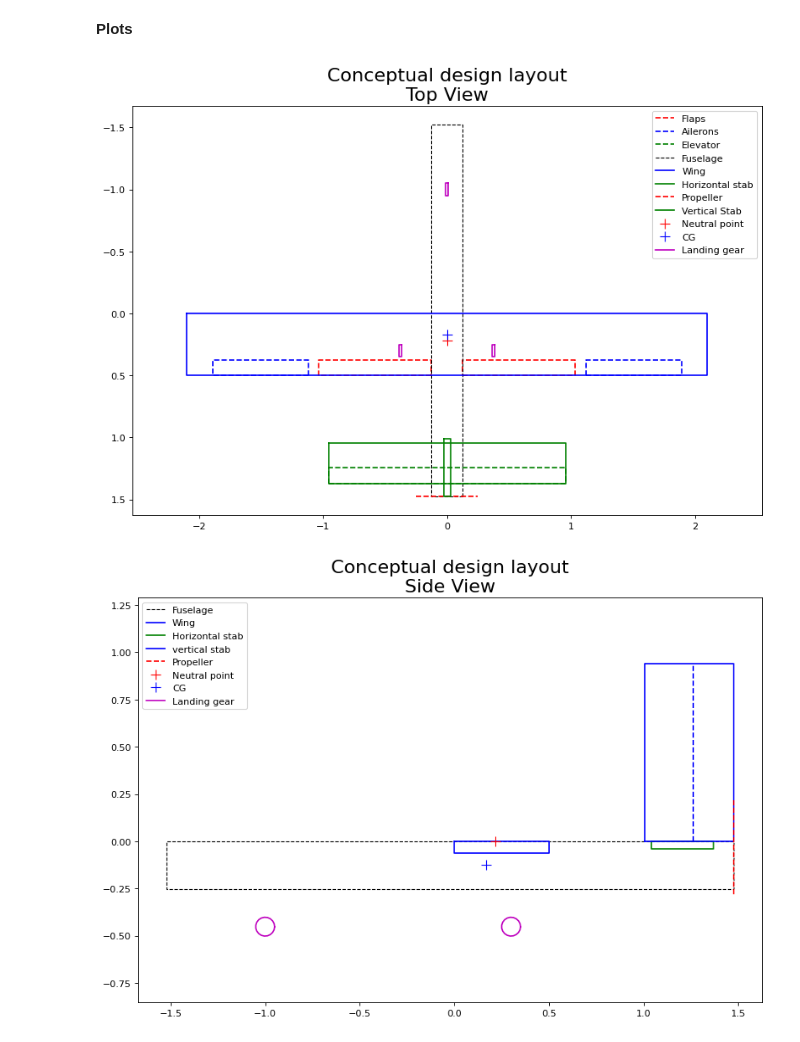
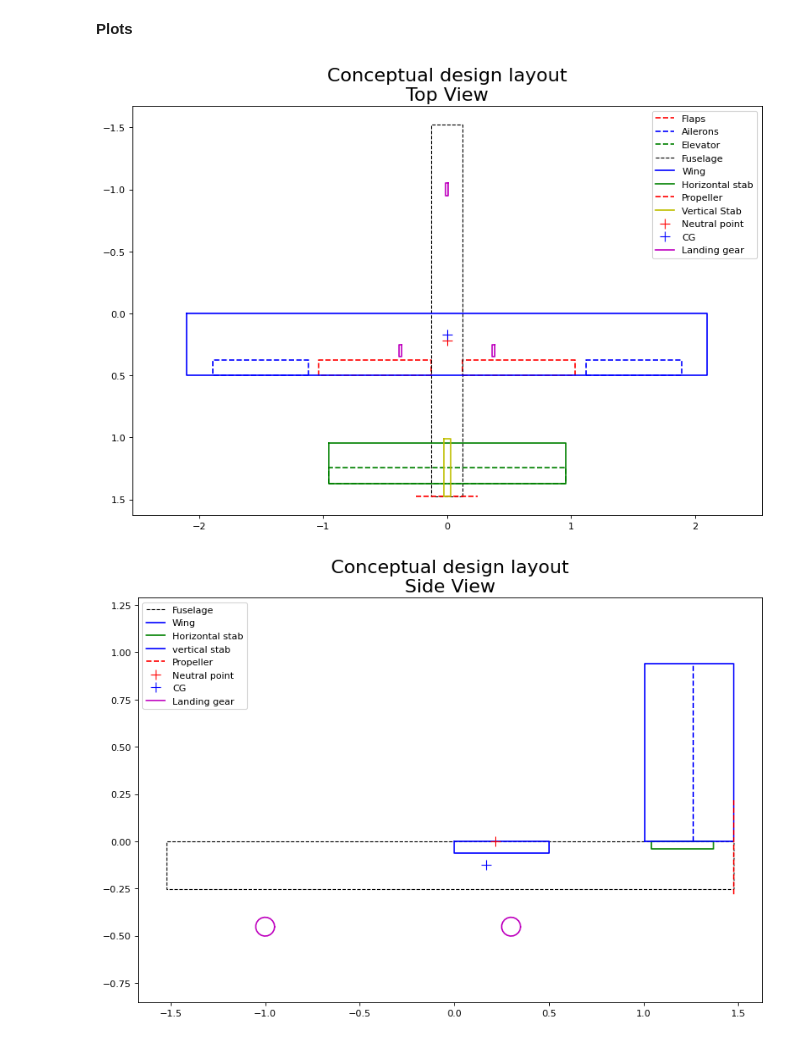
Before and after one commit to vianneydubois/predim, a Jupyter notebook: sizing_main.ipynb, the cells around one changed output. Cells and saved outputs as stored; diff of their text form; code cells hidden in the pictures.

```diff
--- a/sizing_main.ipynb
+++ b/sizing_main.ipynb
@@ -225,7 +225,7 @@ def plot_vt_top()->None:
     y_LE_vt = 0.25*w_chord + vt_arm - 0.25*vt_chord
     y_vt = [y_LE_vt, y_LE_vt, y_LE_vt+vt_chord, y_LE_vt+vt_chord, y_LE_vt]
 
-    plt.plot(x_vt, y_vt, 'g-', label='Vertical Stab')
+    plt.plot(x_vt, y_vt, 'y-', label='Vertical Stab')
 
 
 def plot_np_top(np_x:float)->None:
@@ -289,34 +289,34 @@ def plot_landing_gear_top()->None:
     lg_main_x - lg_wheel_diam/2
     ]
 
     plt.plot(mainwheel_X_right, mainwheel_Y, 'm-')
     plt.plot(mainwheel_X_left, mainwheel_Y, 'm-')
 
 def plot_propeller_top()->None:
     y_prop = 0.25*w_chord + max(ht_arm + 0.75*ht_chord, vt_arm + 0.75*vt_chord)
     x_prop = [-prop_diameter/2, prop_diameter/2]
     plt.plot(x_prop, [y_prop, y_prop], 'r--', label='Propeller')
 
 
 fig = plt.figure(figsize=(12,8), dpi=80)
 fig.gca().set_title('Conceptual design layout\nTop View', fontsize=20)
 plot_flaps_top()
 plot_ailerons_top(ail_y_i, ail_y_o, ail_chord_ratio)
 plot_elevator_top()
 plot_fuselage_top()
 plot_wing_top()
 plot_ht_top()
 plot_propeller_top()
 plot_vt_top()
 plot_np_top(np_x)
 plot_cg_top(cg_x)
 plot_landing_gear_top()
 plt.axis('equal')
 plt.gca().invert_yaxis()
 plt.legend()
 plt.show()
 # %% [output]
-[figure, old version]
+[figure, new version]
 # %%
 def plot_wing_side()->None:
     x_wing = [0, 0, w_chord, w_chord, 0]
```
Also changed, not shown: parts of 1 cell of this notebook, 1 other file.
